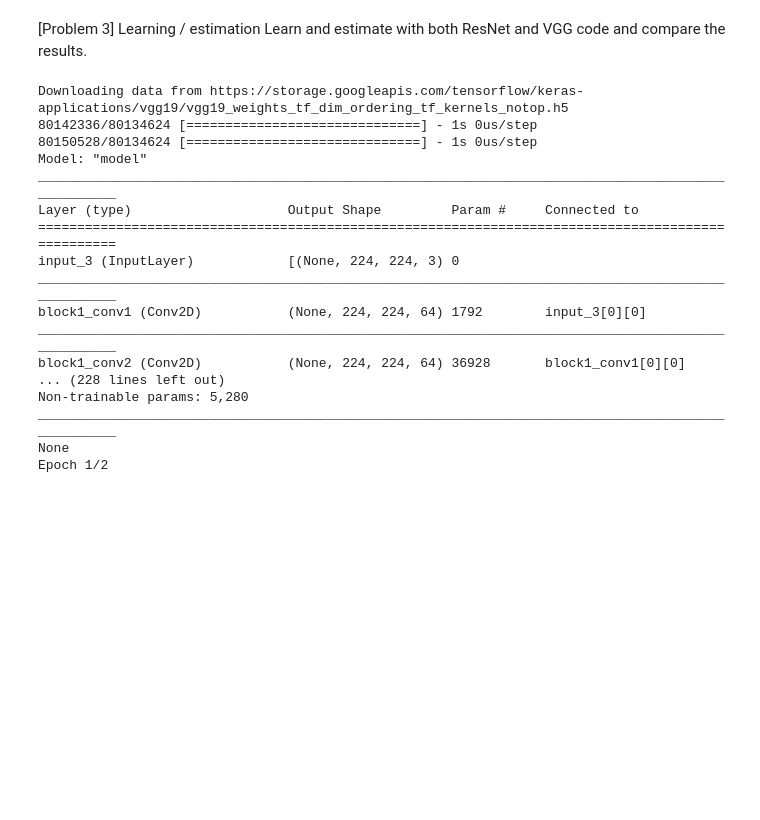
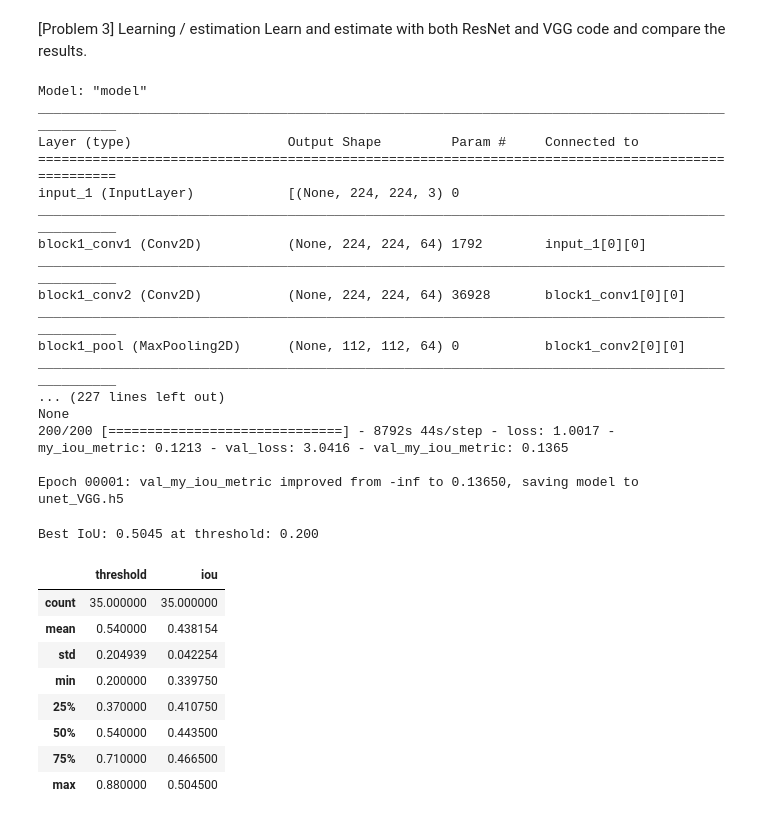
Before and after one commit to cedjustin/AI, a Jupyter notebook: sprint20.ipynb, the cells around one changed output. Cells and saved outputs as stored; diff of their text form; code cells hidden in the pictures; blank space fills up the shorter version.

```diff
--- a/sprint20.ipynb
+++ b/sprint20.ipynb
@@ -805,30 +805,30 @@ reduce_lr = ReduceLROnPlateau(
     min_lr=0.0001,
     verbose=1)
 
-epochs = 2
+epochs = 1
 batch_size = 16
 
 history = model_depth.fit(X_tr, y_tr,
-                    validation_data=[X_val, y_val],
+                    validation_data=(X_val, y_val),
                     epochs=epochs,
                     batch_size=batch_size,
                     callbacks=[model_checkpoint,reduce_lr],
                     verbose=1)
 # %% [output]
-Downloading data from https://storage.googleapis.com/tensorflow/keras-applications/vgg19/vgg19_weights_tf_dim_ordering_tf_kernels_notop.h5
-80142336/80134624 [==============================] - 1s 0us/step
-80150528/80134624 [==============================] - 1s 0us/step
 Model: "model"
 __________________________________________________________________________________________________
 Layer (type)                    Output Shape         Param #     Connected to
 ==================================================================================================
-input_3 (InputLayer)            [(None, 224, 224, 3) 0
+input_1 (InputLayer)            [(None, 224, 224, 3) 0
 __________________________________________________________________________________________________
-block1_conv1 (Conv2D)           (None, 224, 224, 64) 1792        input_3[0][0]
+block1_conv1 (Conv2D)           (None, 224, 224, 64) 1792        input_1[0][0]
 __________________________________________________________________________________________________
 block1_conv2 (Conv2D)           (None, 224, 224, 64) 36928       block1_conv1[0][0]
-... (228 lines left out)
-Non-trainable params: 5,280
 __________________________________________________________________________________________________
+block1_pool (MaxPooling2D)      (None, 112, 112, 64) 0           block1_conv2[0][0]
+__________________________________________________________________________________________________
+... (227 lines left out)
 None
-Epoch 1/2
+200/200 [==============================] - 8792s 44s/step - loss: 1.0017 - my_iou_metric: 0.1213 - val_loss: 3.0416 - val_my_iou_metric: 0.1365
+
+Epoch 00001: val_my_iou_metric improved from -inf to 0.13650, saving model to unet_VGG.h5
@@ -834,0 +850,22 @@ Epoch 1/2
+# %%
+df_iou = pd.DataFrame(thresholds, columns=['threshold'])
+df_iou['iou'] = ious
+
+# Get index of best IoU
+best_index = df_iou['iou'].idxmax()
+print('Best IoU: {:.4f} at threshold: {:.3f}'.format(
+    df_iou.iou[best_index], df_iou.threshold[best_index]))
+
+# Describe IoU DF
+df_iou.describe()
+# %% [output]
+Best IoU: 0.5045 at threshold: 0.200
+|  | threshold | iou |
+| count | 35.000000 | 35.000000 |
+| mean | 0.540000 | 0.438154 |
+| std | 0.204939 | 0.042254 |
+| min | 0.200000 | 0.339750 |
+| 25% | 0.370000 | 0.410750 |
+| 50% | 0.540000 | 0.443500 |
+| 75% | 0.710000 | 0.466500 |
+| max | 0.880000 | 0.504500 |
```
Also changed, not shown: parts of 17 cells of this notebook.
